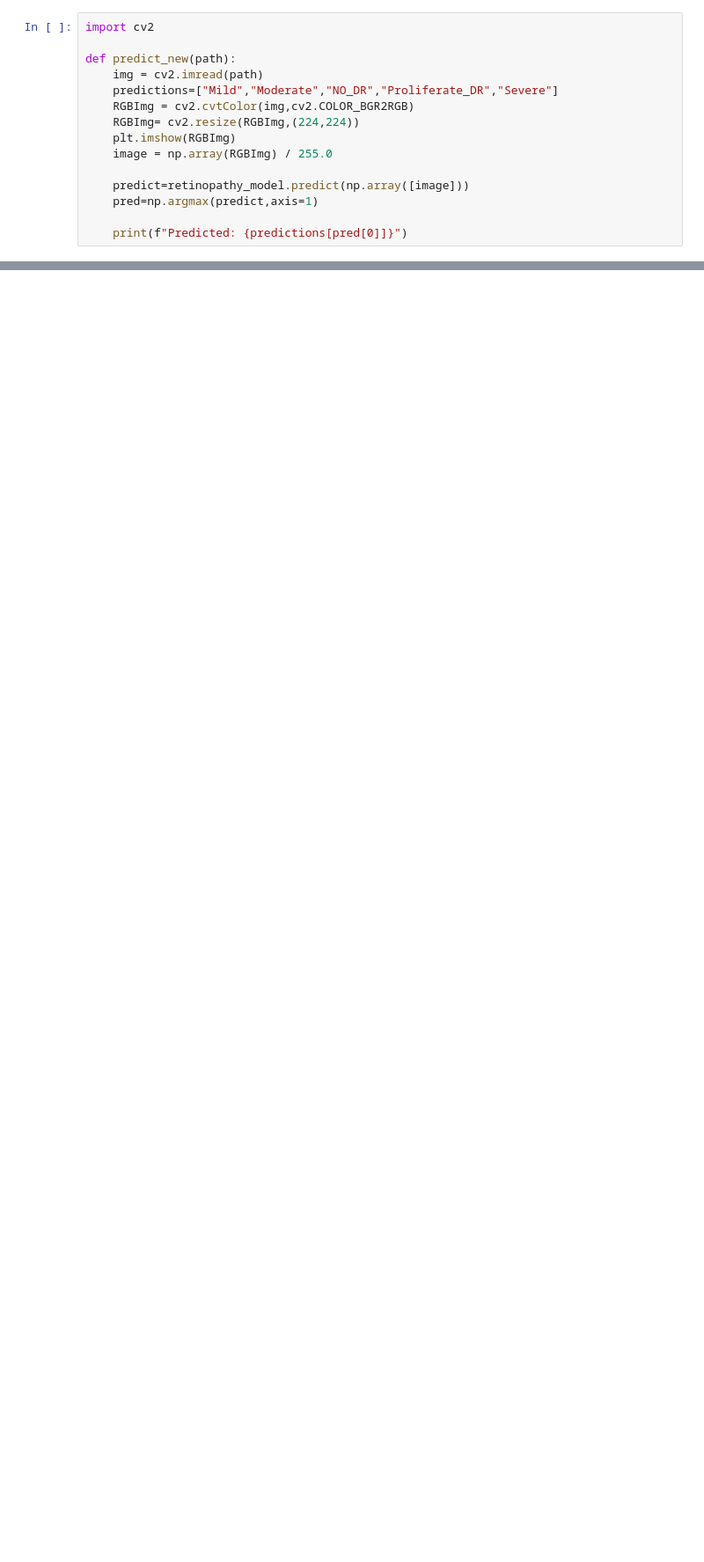
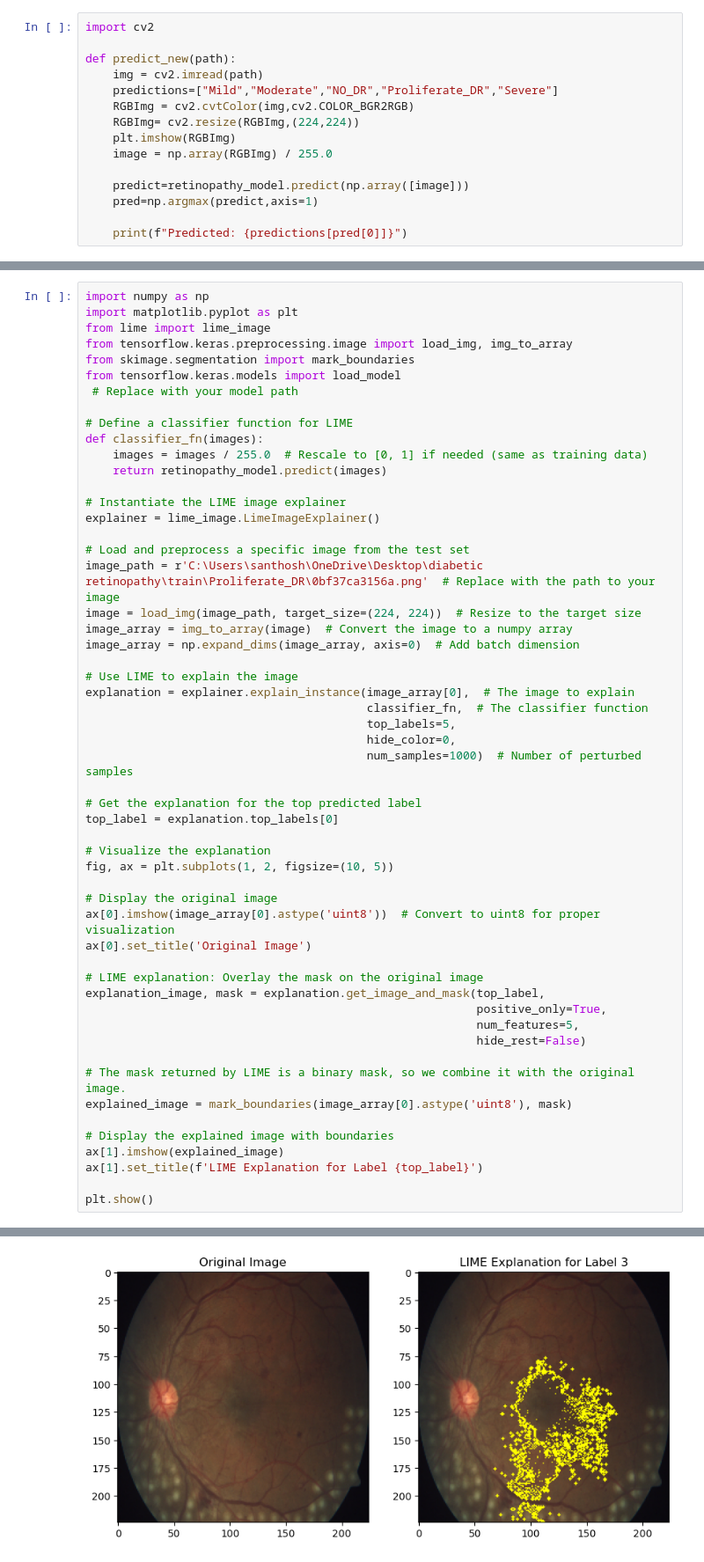
Before and after one commit to Santhoshmarimuthu/DR-detection, a Jupyter notebook: DR-combined custom model.ipynb, the cells around one changed output, grey strips where cells are left out. Shown at 88% size. Drawn from its saved outputs; the diff is of its cells as text; blank space fills up the shorter version.

```diff
--- a/DR-combined custom model.ipynb
+++ b/DR-combined custom model.ipynb
@@ -292,0 +389,55 @@ WARNING:absl:You are saving your model as an HDF5 file via `model.save()` or `ke
+# %%
+import numpy as np
+import matplotlib.pyplot as plt
+from lime import lime_image
+from tensorflow.keras.preprocessing.image import load_img, img_to_array
+from skimage.segmentation import mark_boundaries
+from tensorflow.keras.models import load_model
+ # Replace with your model path
+
+# Define a classifier function for LIME
+def classifier_fn(images):
+    images = images / 255.0  # Rescale to [0, 1] if needed (same as training data)
+    return retinopathy_model.predict(images)
+
+# Instantiate the LIME image explainer
+explainer = lime_image.LimeImageExplainer()
+
+# Load and preprocess a specific image from the test set
+image_path = r'C:\Users\santhosh\OneDrive\Desktop\diabetic retinopathy\train\Proliferate_DR\0bf37ca3156a.png'  # Replace with the path to your image
+image = load_img(image_path, target_size=(224, 224))  # Resize to the target size
+image_array = img_to_array(image)  # Convert the image to a numpy array
+image_array = np.expand_dims(image_array, axis=0)  # Add batch dimension
+
+# Use LIME to explain the image
+explanation = explainer.explain_instance(image_array[0],  # The image to explain
+                                         classifier_fn,  # The classifier function
+                                         top_labels=5,
+                                         hide_color=0,
+                                         num_samples=1000)  # Number of perturbed samples
+
+# Get the explanation for the top predicted label
+top_label = explanation.top_labels[0]
+
+# Visualize the explanation
+fig, ax = plt.subplots(1, 2, figsize=(10, 5))
+
+# Display the original image
+ax[0].imshow(image_array[0].astype('uint8'))  # Convert to uint8 for proper visualization
+ax[0].set_title('Original Image')
+
+# LIME explanation: Overlay the mask on the original image
+explanation_image, mask = explanation.get_image_and_mask(top_label,
+                                                         positive_only=True,
+                                                         num_features=5,
+                                                         hide_rest=False)
+
+# The mask returned by LIME is a binary mask, so we combine it with the original image.
+explained_image = mark_boundaries(image_array[0].astype('uint8'), mask)
+
+# Display the explained image with boundaries
+ax[1].imshow(explained_image)
+ax[1].set_title(f'LIME Explanation for Label {top_label}')
+
+plt.show()
+# %% [output]
@@ -292,0 +461 @@ WARNING:absl:You are saving your model as an HDF5 file via `model.save()` or `ke
+[figure, added]
```
Also changed, not shown: parts of 14 cells of this notebook.
